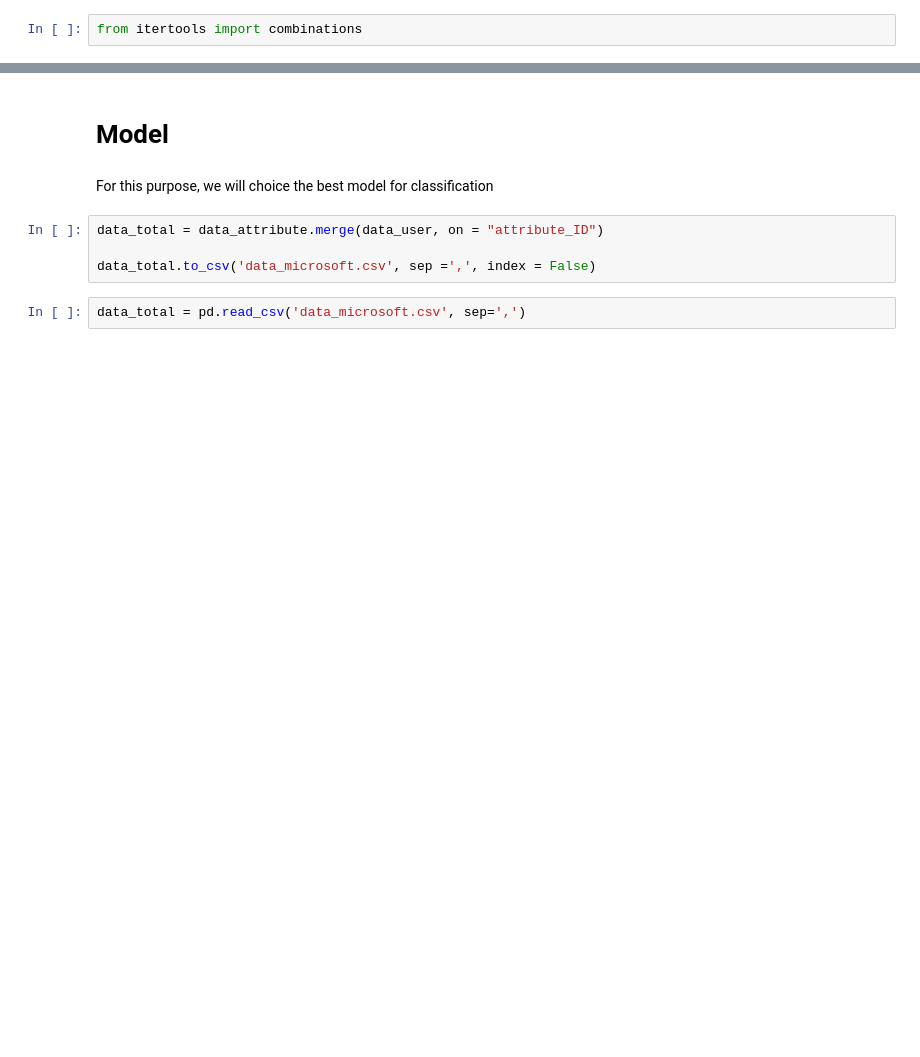
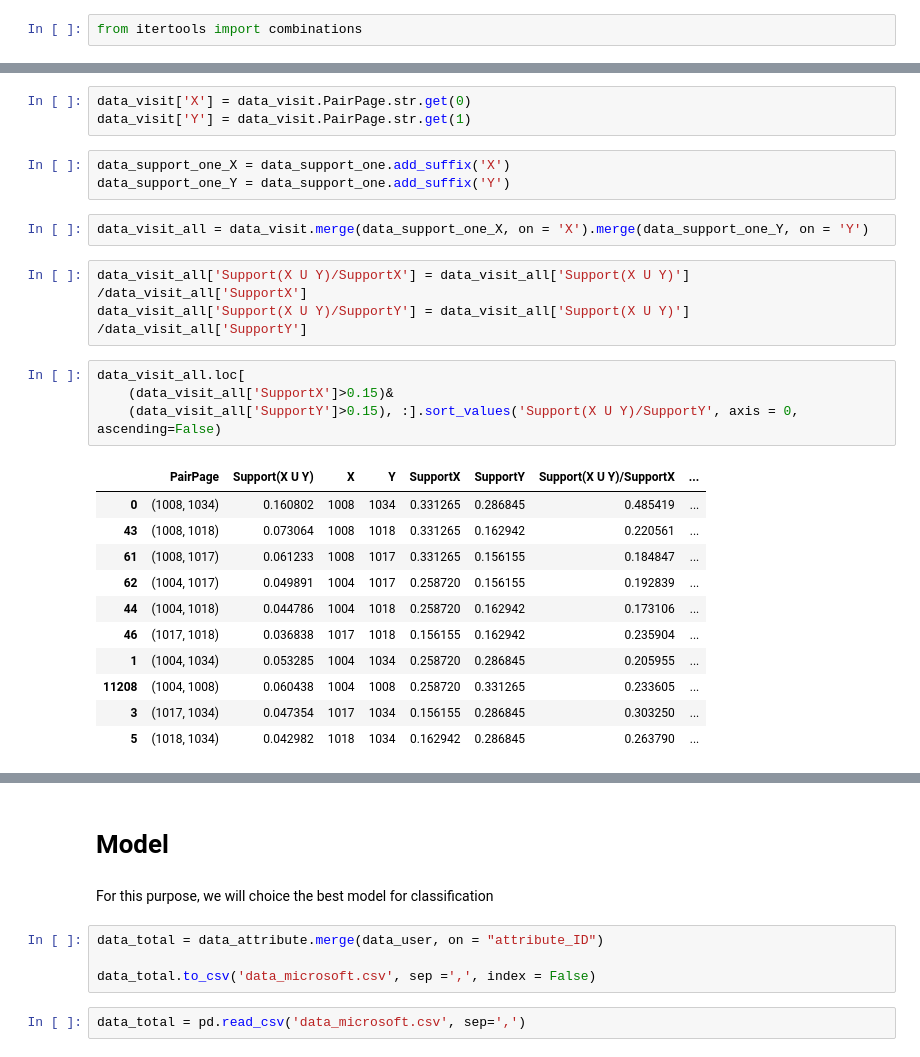
Before and after one commit to dante-cmd/-Relationship-between-web-pages, a Jupyter notebook: 0_sample_space.ipynb, the cells around one changed output, grey strips where cells are left out. Cells and saved outputs as stored; diff of their text form; blank space fills up the shorter version.

```diff
--- a/0_sample_space.ipynb
+++ b/0_sample_space.ipynb
@@ -182,0 +210,27 @@ Given la visit to `Free Downloads` exists the $18\%$ of probability that last of
+# %%
+data_visit['X'] = data_visit.PairPage.str.get(0)
+data_visit['Y'] = data_visit.PairPage.str.get(1)
+# %%
+data_support_one_X = data_support_one.add_suffix('X')
+data_support_one_Y = data_support_one.add_suffix('Y')
+# %%
+data_visit_all = data_visit.merge(data_support_one_X, on = 'X').merge(data_support_one_Y, on = 'Y')
+# %%
+data_visit_all['Support(X U Y)/SupportX'] = data_visit_all['Support(X U Y)'] /data_visit_all['SupportX']
+data_visit_all['Support(X U Y)/SupportY'] = data_visit_all['Support(X U Y)'] /data_visit_all['SupportY']
+# %%
+data_visit_all.loc[
+    (data_visit_all['SupportX']>0.15)&
+    (data_visit_all['SupportY']>0.15), :].sort_values('Support(X U Y)/SupportY', axis = 0, ascending=False)
+# %% [output]
+|  | PairPage | Support(X U Y) | X | Y | SupportX | SupportY | Support(X U Y)/SupportX | ... |
+| 0 | (1008, 1034) | 0.160802 | 1008 | 1034 | 0.331265 | 0.286845 | 0.485419 | ... |
+| 43 | (1008, 1018) | 0.073064 | 1008 | 1018 | 0.331265 | 0.162942 | 0.220561 | ... |
+| 61 | (1008, 1017) | 0.061233 | 1008 | 1017 | 0.331265 | 0.156155 | 0.184847 | ... |
+| 62 | (1004, 1017) | 0.049891 | 1004 | 1017 | 0.258720 | 0.156155 | 0.192839 | ... |
+| 44 | (1004, 1018) | 0.044786 | 1004 | 1018 | 0.258720 | 0.162942 | 0.173106 | ... |
+| 46 | (1017, 1018) | 0.036838 | 1017 | 1018 | 0.156155 | 0.162942 | 0.235904 | ... |
+| 1 | (1004, 1034) | 0.053285 | 1004 | 1034 | 0.258720 | 0.286845 | 0.205955 | ... |
+| 11208 | (1004, 1008) | 0.060438 | 1004 | 1008 | 0.258720 | 0.331265 | 0.233605 | ... |
+| 3 | (1017, 1034) | 0.047354 | 1017 | 1034 | 0.156155 | 0.286845 | 0.303250 | ... |
+| 5 | (1018, 1034) | 0.042982 | 1018 | 1034 | 0.162942 | 0.286845 | 0.263790 | ... |
```
Also changed, not shown: parts of 33 cells of this notebook, 1 other file.
